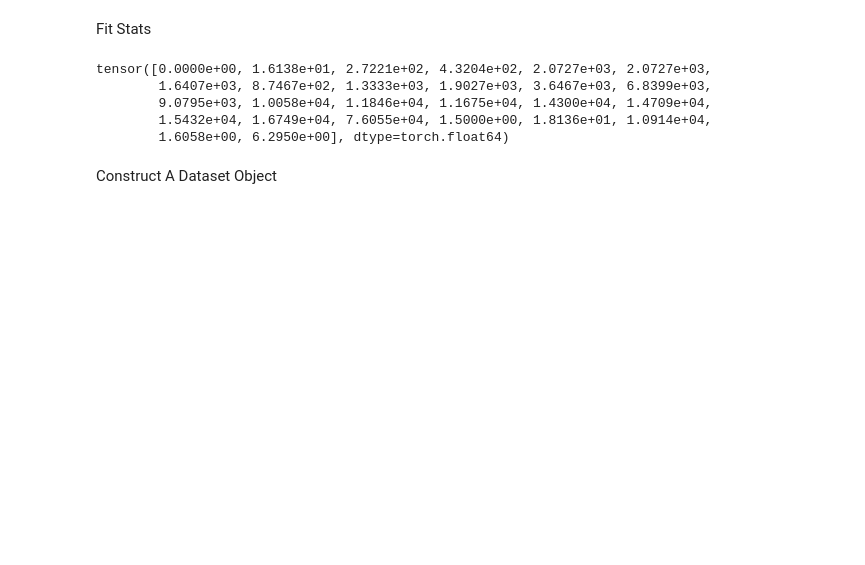
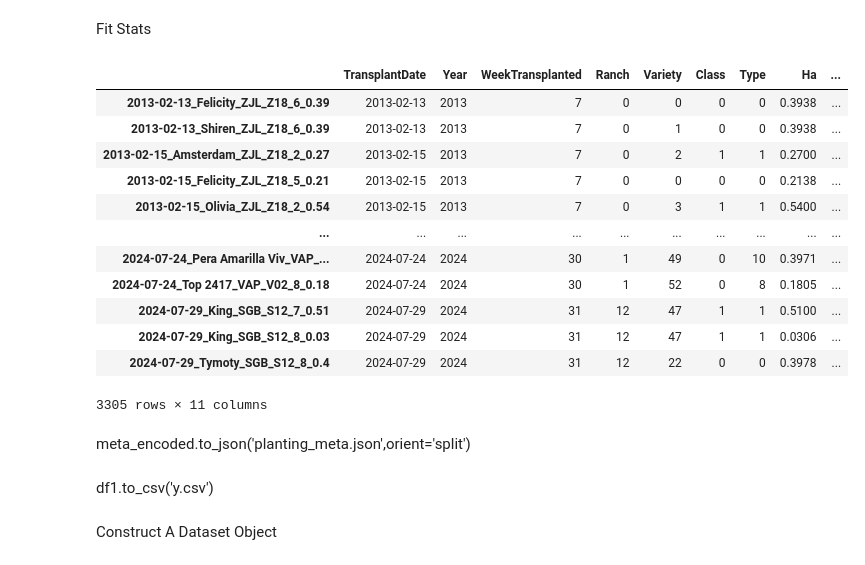
Before and after one commit to ZakirBAhmad/CherryOnTop, a Jupyter notebook: sandbox/stat_model.ipynb, the cells around one changed output. Saved outputs shown, nothing was run; the diff lists cells and outputs as text; code cells hidden in the pictures; blank space fills up the shorter version.

```diff
--- a/sandbox/stat_model.ipynb
+++ b/sandbox/stat_model.ipynb
@@ -13,4 +13,4 @@ import torch
 import src.preprocessing as pre
 import src.utils as utils
 # %%
-meta, weekly_summary, mapping_dict = pre.load_tomato(planting_meta_path='../data/planting_meta.json', weekly_summary_path='../data/weekly_summary.csv')
+meta, weekly_summary, mapping_dict = pre.load_data('../data/planting_meta.json','../data/y.csv','../data/mapping_dict.json')
@@ -66,11 +66,35 @@ for i, row in smoothed.iterrows():
 rf = pd.DataFrame([np.array(a).flatten() for a in results],columns=['K','r','t','K_err','r_err','t_err'],index=smoothed.index)
 # %%
 df1 = pd.concat([smoothed,rf],axis=1)
-# %%
-torch.tensor(df1.values).max(dim=0).values
-# %% [output]
-tensor([0.0000e+00, 1.6138e+01, 2.7221e+02, 4.3204e+02, 2.0727e+03, 2.0727e+03,
-        1.6407e+03, 8.7467e+02, 1.3333e+03, 1.9027e+03, 3.6467e+03, 6.8399e+03,
-        9.0795e+03, 1.0058e+04, 1.1846e+04, 1.1675e+04, 1.4300e+04, 1.4709e+04,
-        1.5432e+04, 1.6749e+04, 7.6055e+04, 1.5000e+00, 1.8136e+01, 1.0914e+04,
-        1.6058e+00, 6.2950e+00], dtype=torch.float64)
+# %%
+import json
+mapping_dict = pre.construct_mapping_dict(meta)
+with open('mapping_dict.json', 'w') as f:
+    json.dump(mapping_dict, f)
+# %%
+meta = meta[meta.index.isin(df1.index)]
+# %%
+meta_encoded = meta.copy()
+meta_encoded['Ranch'] = meta_encoded['Ranch'].map(mapping_dict['Ranch'])
+meta_encoded['Variety'] = meta_encoded['Variety'].map(mapping_dict['Variety'])
+meta_encoded['Class'] = meta_encoded['Class'].map(mapping_dict['Class'])
+meta_encoded['Type'] = meta_encoded['Type'].map(mapping_dict['Type'])
+meta_encoded
+# %% [output]
+|  | TransplantDate | Year | WeekTransplanted | Ranch | Variety | Class | Type | Ha | ... |
+| 2013-02-13_Felicity_ZJL_Z18_6_0.39 | 2013-02-13 | 2013 | 7 | 0 | 0 | 0 | 0 | 0.3938 | ... |
+| 2013-02-13_Shiren_ZJL_Z18_6_0.39 | 2013-02-13 | 2013 | 7 | 0 | 1 | 0 | 0 | 0.3938 | ... |
+| 2013-02-15_Amsterdam_ZJL_Z18_2_0.27 | 2013-02-15 | 2013 | 7 | 0 | 2 | 1 | 1 | 0.2700 | ... |
+| 2013-02-15_Felicity_ZJL_Z18_5_0.21 | 2013-02-15 | 2013 | 7 | 0 | 0 | 0 | 0 | 0.2138 | ... |
+| 2013-02-15_Olivia_ZJL_Z18_2_0.54 | 2013-02-15 | 2013 | 7 | 0 | 3 | 1 | 1 | 0.5400 | ... |
+| ... | ... | ... | ... | ... | ... | ... | ... | ... | ... |
+| 2024-07-24_Pera Amarilla Viv_VAP_... | 2024-07-24 | 2024 | 30 | 1 | 49 | 0 | 10 | 0.3971 | ... |
+| 2024-07-24_Top 2417_VAP_V02_8_0.18 | 2024-07-24 | 2024 | 30 | 1 | 52 | 0 | 8 | 0.1805 | ... |
+| 2024-07-29_King_SGB_S12_7_0.51 | 2024-07-29 | 2024 | 31 | 12 | 47 | 1 | 1 | 0.5100 | ... |
+| 2024-07-29_King_SGB_S12_8_0.03 | 2024-07-29 | 2024 | 31 | 12 | 47 | 1 | 1 | 0.0306 | ... |
+| 2024-07-29_Tymoty_SGB_S12_8_0.4 | 2024-07-29 | 2024 | 31 | 12 | 22 | 0 | 0 | 0.3978 | ... |
+3305 rows × 11 columns
+# %% [markdown]
+meta_encoded.to_json('planting_meta.json',orient='split')
+# %% [markdown]
+df1.to_csv('y.csv')
```
Also changed, not shown: parts of 19 cells of this notebook, 12 other files.
